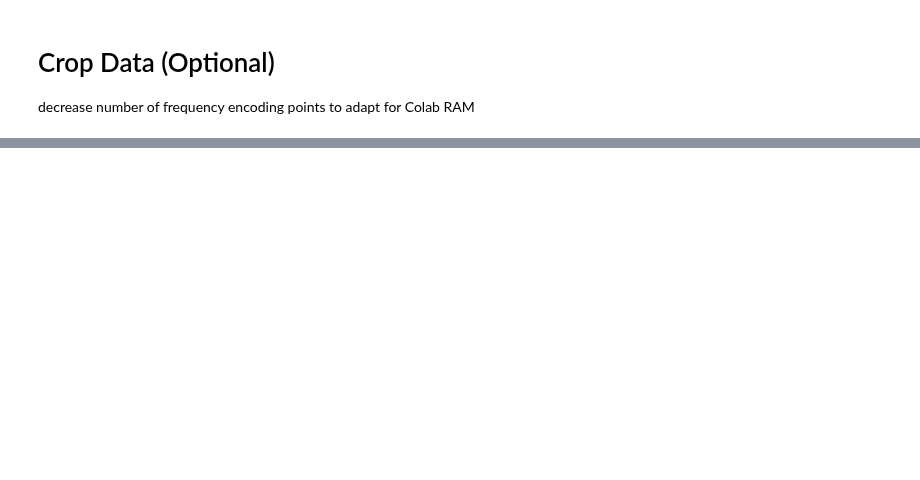
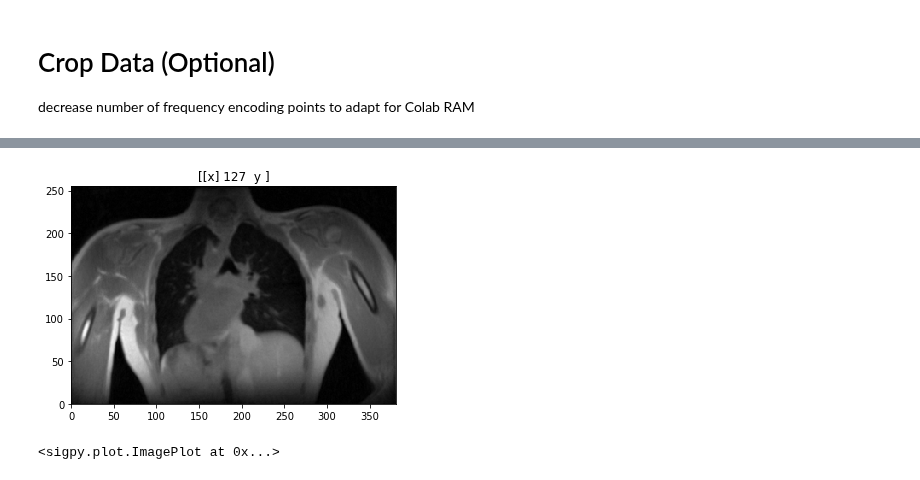
Before and after one commit to PulmonaryMRI/imoco_recon, a Jupyter notebook: colab-imoco-demo.ipynb, the cells around one changed output, grey strips where cells are left out. Saved outputs shown, nothing was run; the diff lists cells and outputs as text; code cells hidden in the pictures; blank space fills up the shorter version.

```diff
--- a/colab-imoco-demo.ipynb
+++ b/colab-imoco-demo.ipynb
@@ -189,0 +211,7 @@ import sigpy.plot as pl
+# %%
+# plot iMoCo image
+imoco = cfl.read_cfl('lung_mri/MRI_Raw_imoco')
+pl.ImagePlot(imoco, x = -3, y = -1)
+# %% [output]
+[figure, added]
+<sigpy.plot.ImagePlot at 0x...>
```
Also changed, not shown: parts of 17 cells of this notebook.
